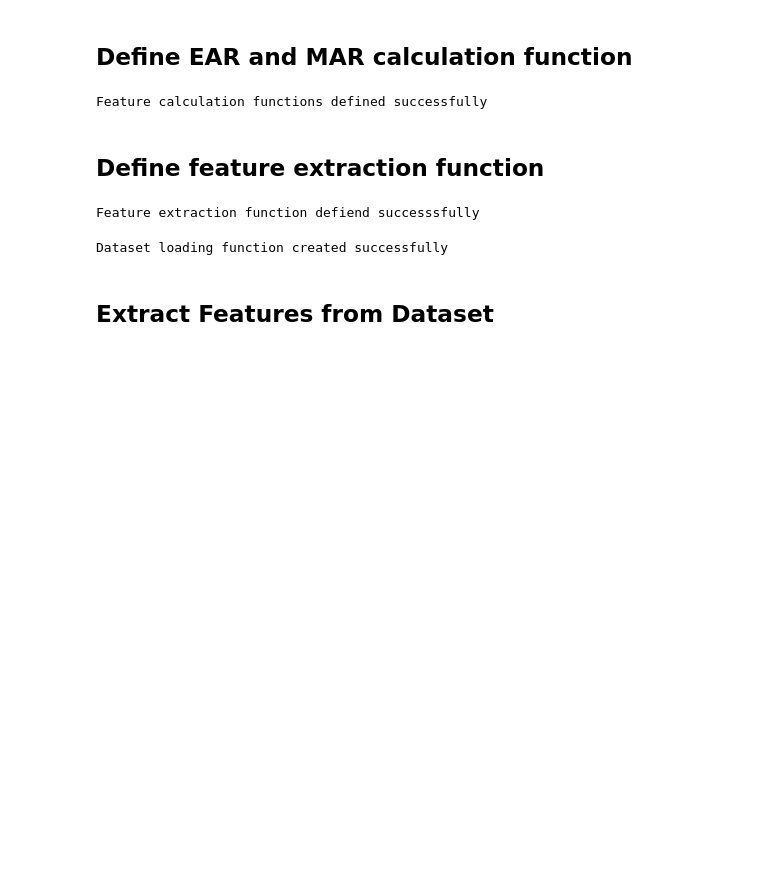
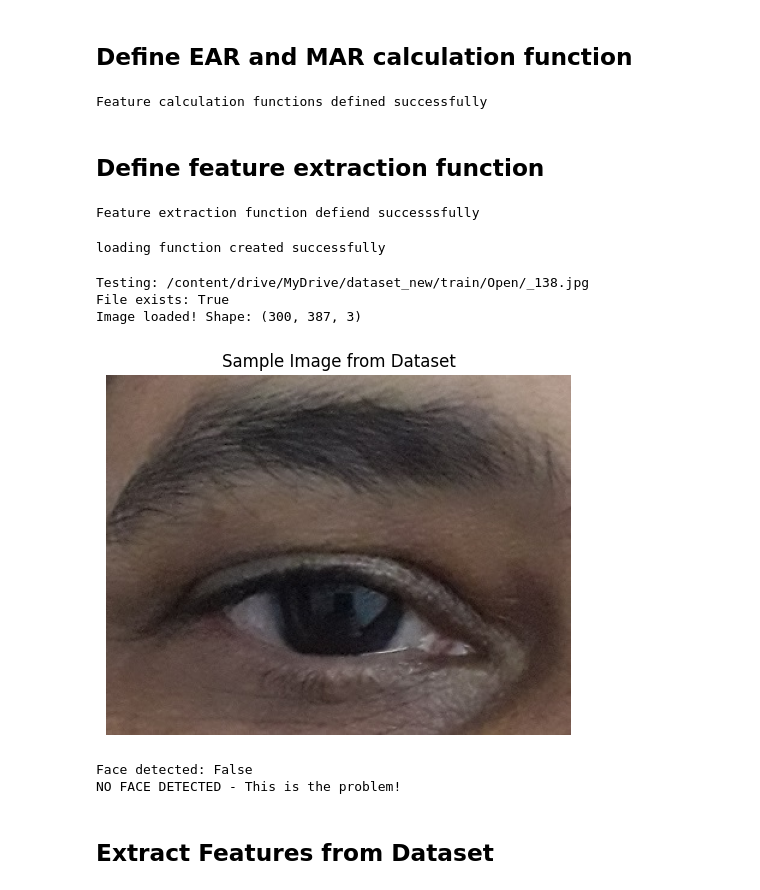
Before and after one commit to avindumihisara0229-code/ErgoSense, a Jupyter notebook: Drowsiness_Detection.ipynb, the cells around one changed output. Saved outputs shown, nothing was run; the diff lists cells and outputs as text; code cells hidden in the pictures; blank space fills up the shorter version.

```diff
--- a/Drowsiness_Detection.ipynb
+++ b/Drowsiness_Detection.ipynb
@@ -77,7 +158,7 @@ face_mesh_detector = face_mesh.FaceMesh(
     static_image_mode=True,
     max_num_faces=1,
     refine_landmarks=True,
-    min_detection_confidence=0.5
+    min_detection_confidence=0.3
 )
 
 # Define landmark indices for eyes and mouth
@@ -185,19 +266,20 @@ def load_dataset(base_path):
     features = []
     labels = []
 
-    # Define label mapping based on folder structure
-    # Binary labels: 0 = Alert (Open eyes, no yawn), 1 = Drowsy (Closed eyes or yawning)
+    #Define lable mapping based on folder structure
+    #Binary lables: 0 Alert (Open eyes , no yawn), 1=Drowsy (Closed eyes or yawning )
     label_map = {
-        'Open': 0,      # Alert - eyes open
-        'no_yawn': 0,   # Alert - not yawning
-        'Closed': 1,    # Drowsy - eyes closed
-        'yawn': 1       # Drowsy - yawning
+        'Open': 0, #Alert-eye open
+        'no_yawn': 0, #Alert-not yawning
+        'Closed': 1, #Drowsy-eyes closed
+        'yawn': 1 #Drowsy-yawning
     }
 
     folders = os.listdir(base_path)
 
     for folder in folders:
-        if folder not in label_map:
+        # Skip hidden files and non-mapped folders
+        if folder.startswith('.') or folder not in label_map:
             continue
 
         folder_path = os.path.join(base_path, folder)
@@ -208,6 +290,10 @@ def load_dataset(base_path):
         images = os.listdir(folder_path)
 
         for img_name in tqdm(images):
+            # Skip hidden files
+            if img_name.startswith('.'):
+                continue
+
             img_path = os.path.join(folder_path, img_name)
 
             # Extract features
@@ -219,9 +305,53 @@ def load_dataset(base_path):
 
     return np.array(features), np.array(labels)
 
-print("Dataset loading function created successfully")
+print("loading function created successfully")
 # %% [output]
-Dataset loading function created successfully
+loading function created successfully
+# %%
+# DEBUG: Check one sample image
+import matplotlib.pyplot as plt
+
+test_img_path = os.path.join(TRAIN_PATH, 'Open')
+test_images = [f for f in os.listdir(test_img_path) if not f.startswith('.')]
+
+if test_images:
+    sample_img = os.path.join(test_img_path, test_images[0])
+    print(f"Testing: {sample_img}")
+    print(f"File exists: {os.path.exists(sample_img)}")
+
+    # Try to read image
+    img = cv2.imread(sample_img)
+    if img is not None:
+        print(f"Image loaded! Shape: {img.shape}")
+
+        # Display image
+        plt.figure(figsize=(6, 6))
+        plt.imshow(cv2.cvtColor(img, cv2.COLOR_BGR2RGB))
+        plt.title("Sample Image from Dataset")
+        plt.axis('off')
+        plt.show()
+
+        # Try feature extraction with detailed output
+        rgb_img = cv2.cvtColor(img, cv2.COLOR_BGR2RGB)
+        results = face_mesh_detector.process(rgb_img)
+
+        print(f"\nFace detected: {results.multi_face_landmarks is not None}")
+        if results.multi_face_landmarks:
+            print(f"Number of faces: {len(results.multi_face_landmarks)}")
+        else:
+            print("NO FACE DETECTED - This is the problem!")
+    else:
+        print("ERROR: Cannot read image file!")
+else:
+    print("No images found in folder!")
+# %% [output]
+Testing: /content/drive/MyDrive/dataset_new/train/Open/_138.jpg
+File exists: True
+Image loaded! Shape: (300, 387, 3)
+[figure, added]
+Face detected: False
+NO FACE DETECTED - This is the problem!
 # %% [markdown]
 ## Extract Features from Dataset
 # %%
```
Also changed, not shown: parts of 10 cells of this notebook.
